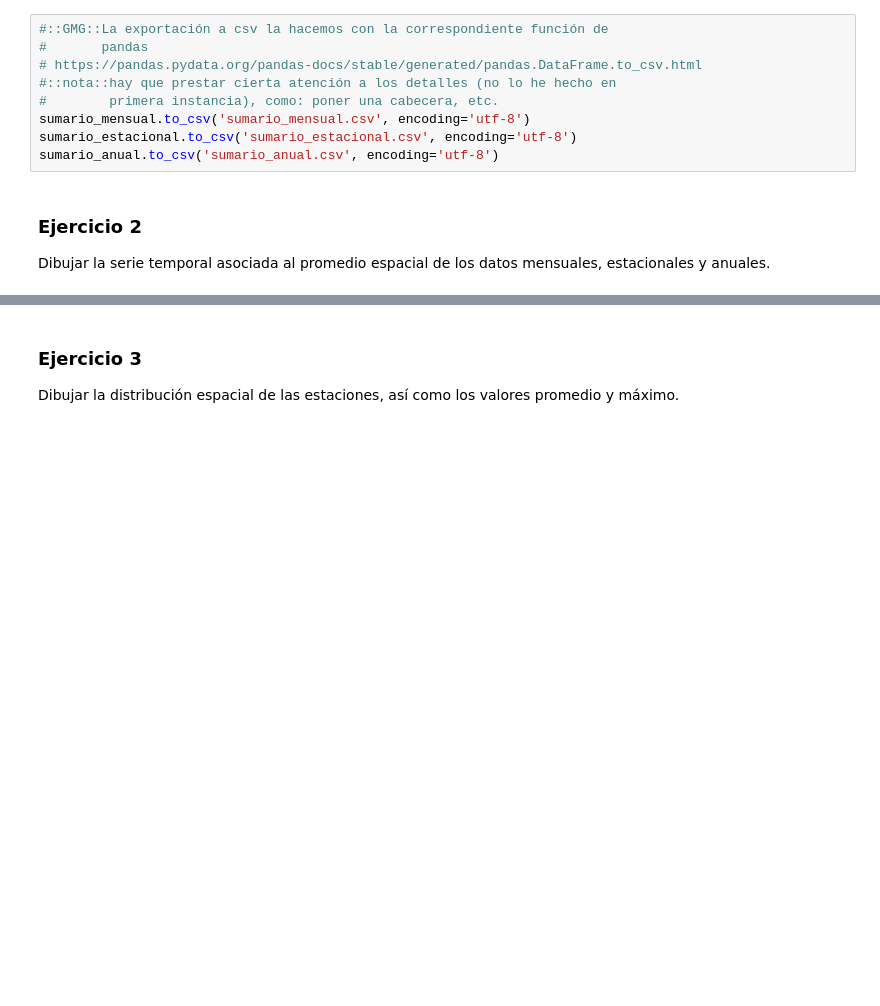
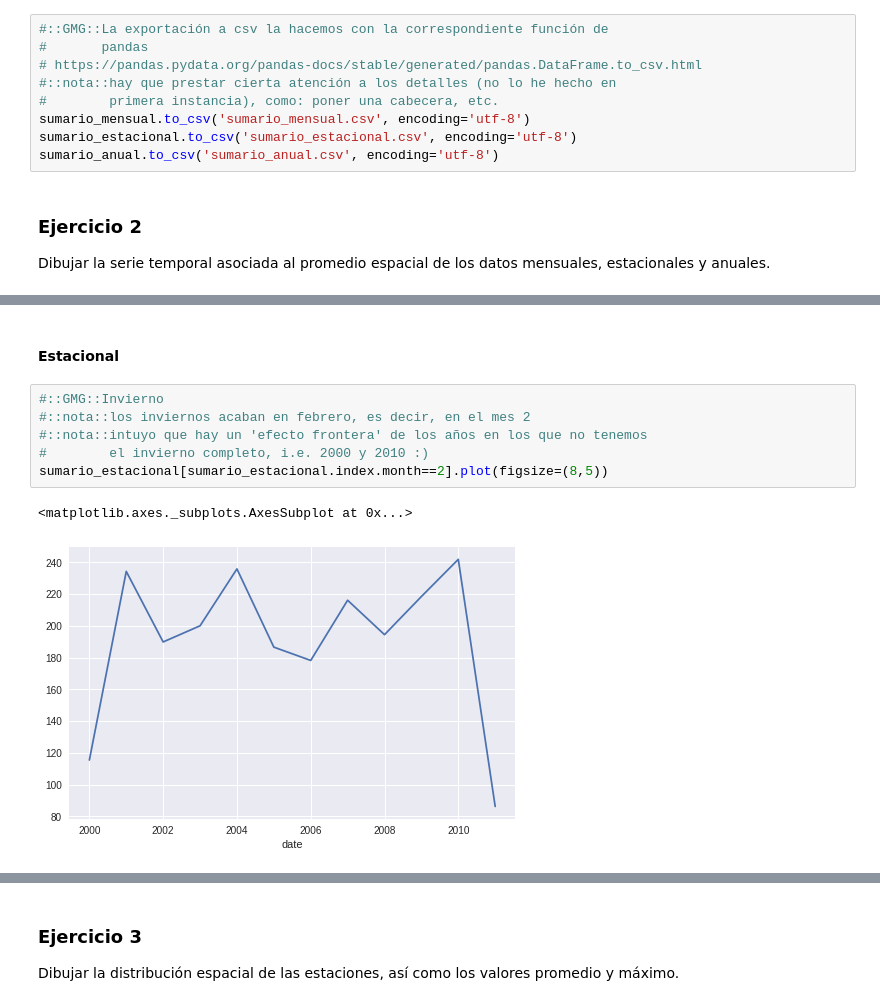
Before and after one commit to yerartdev/uc-m1967-mdsi, a Jupyter notebook: d8/TareaPandas.ipynb, the cells around one changed output, grey strips where cells are left out. Drawn from its saved outputs; the diff is of its cells as text; blank space fills up the shorter version.

```diff
--- a/d8/TareaPandas.ipynb
+++ b/d8/TareaPandas.ipynb
@@ -1054,0 +1068,11 @@ Dibujar la serie temporal asociada al promedio espacial de los datos mensuales,
+# %% [markdown]
+#### Estacional
+# %%
+#::GMG::Invierno
+#::nota::los inviernos acaban en febrero, es decir, en el mes 2
+#::nota::intuyo que hay un 'efecto frontera' de los años en los que no tenemos
+#        el invierno completo, i.e. 2000 y 2010 :)
+sumario_estacional[sumario_estacional.index.month==2].plot(figsize=(8,5))
+# %% [output]
+<matplotlib.axes._subplots.AxesSubplot at 0x...>
+[figure, added]
```
Also changed, not shown: parts of 11 cells of this notebook.
